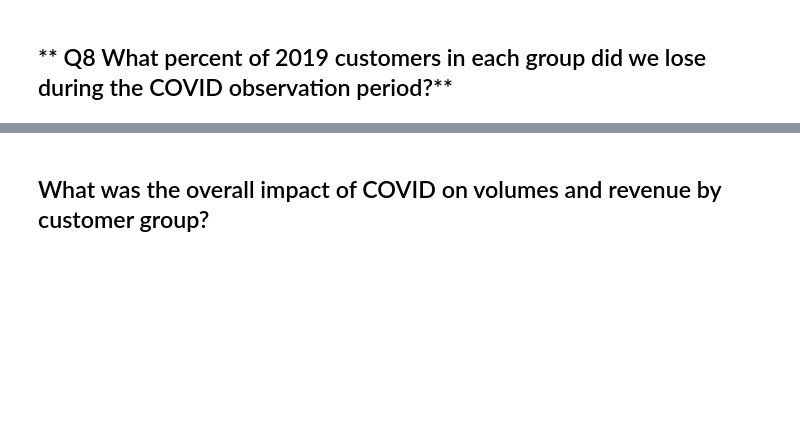
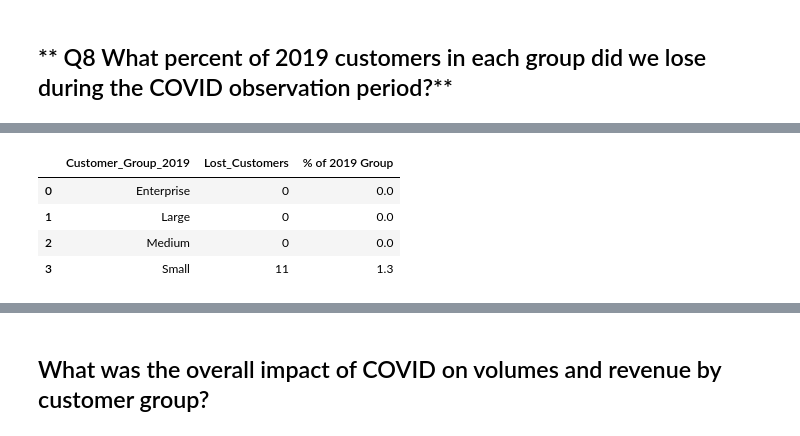
Before and after one commit to Nyleve-George/Covid_Parcel_Business_Project, a Jupyter notebook: Notebooks/Covid_Parcel_Analysis.ipynb, the cells around one changed output, grey strips where cells are left out. Cells and saved outputs as stored; diff of their text form; code cells hidden in the pictures; blank space fills up the shorter version.

```diff
--- a/Notebooks/Covid_Parcel_Analysis.ipynb
+++ b/Notebooks/Covid_Parcel_Analysis.ipynb
@@ -922,0 +894,41 @@ plt.show()
+# %%
+# Step 1: Total parcels per customer for pre-COVID and COVID periods
+
+# Pre-COVID: Week 1–11, 2020
+cust_pre_covid = df[((df['Year'] == 2020) & (df['Week'] <= 11))] \
+    .groupby('CustomerID')['Parcels'].sum().reset_index()
+cust_pre_covid.rename(columns={'Parcels': 'Parcels_PreCOVID'}, inplace=True)
+
+# COVID Observation: Week 12–53, 2020
+cust_covid = df[(df['Year'] == 2020) & (df['Week'] >= 12)] \
+    .groupby('CustomerID')['Parcels'].sum().reset_index()
+cust_covid.rename(columns={'Parcels': 'Parcels_COVID'}, inplace=True)
+
+# Step 2: Merge customer totals using outer join to keep all customers
+cust_merge = pd.merge(cust_pre_covid, cust_covid, on='CustomerID', how='outer').fillna(0)
+
+# Step 3: Identify lost customers (Pre-COVID parcels >0, COVID parcels =0)
+cust_merge['Lost'] = (cust_merge['Parcels_PreCOVID'] > 0) & (cust_merge['Parcels_COVID'] == 0)
+
+# Step 4: Identify new customers (Pre-COVID parcels =0, COVID parcels >0)
+cust_merge['New'] = (cust_merge['Parcels_PreCOVID'] == 0) & (cust_merge['Parcels_COVID'] > 0)
+
+# Step 5: Map customer groups for 2019 and 2020
+cust_merge = cust_merge.merge(df[['CustomerID','Customer_Group_2019']].drop_duplicates(), on='CustomerID', how='left')
+cust_merge = cust_merge.merge(df[['CustomerID','Customer_Group_2020']].drop_duplicates(), on='CustomerID', how='left')
+
+# Step 6: Summarize Lost customers per 2019 group
+lost_summary = cust_merge.groupby('Customer_Group_2019')['Lost'].sum().reset_index()
+lost_summary.rename(columns={'Lost':'Lost_Customers'}, inplace=True)
+lost_summary['% of 2019 Group'] = (
+    lost_summary['Lost_Customers'] / cust_merge.groupby('Customer_Group_2019')['CustomerID'].nunique().values * 100
+).round(2)
+
+# Display
+lost_summary
+# %% [output]
+|  | Customer_Group_2019 | Lost_Customers | % of 2019 Group |
+| 0 | Enterprise | 0 | 0.0 |
+| 1 | Large | 0 | 0.0 |
+| 2 | Medium | 0 | 0.0 |
+| 3 | Small | 11 | 1.3 |
```
Also changed, not shown: parts of 9 cells of this notebook, 2 other files.
